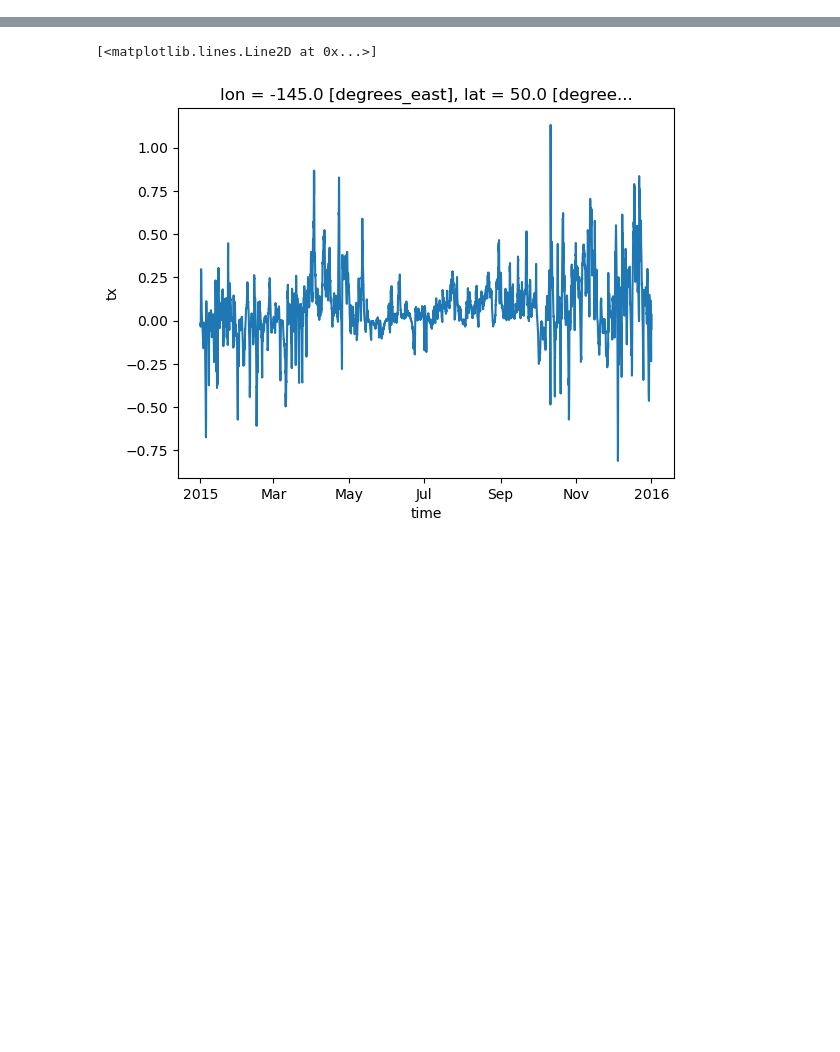
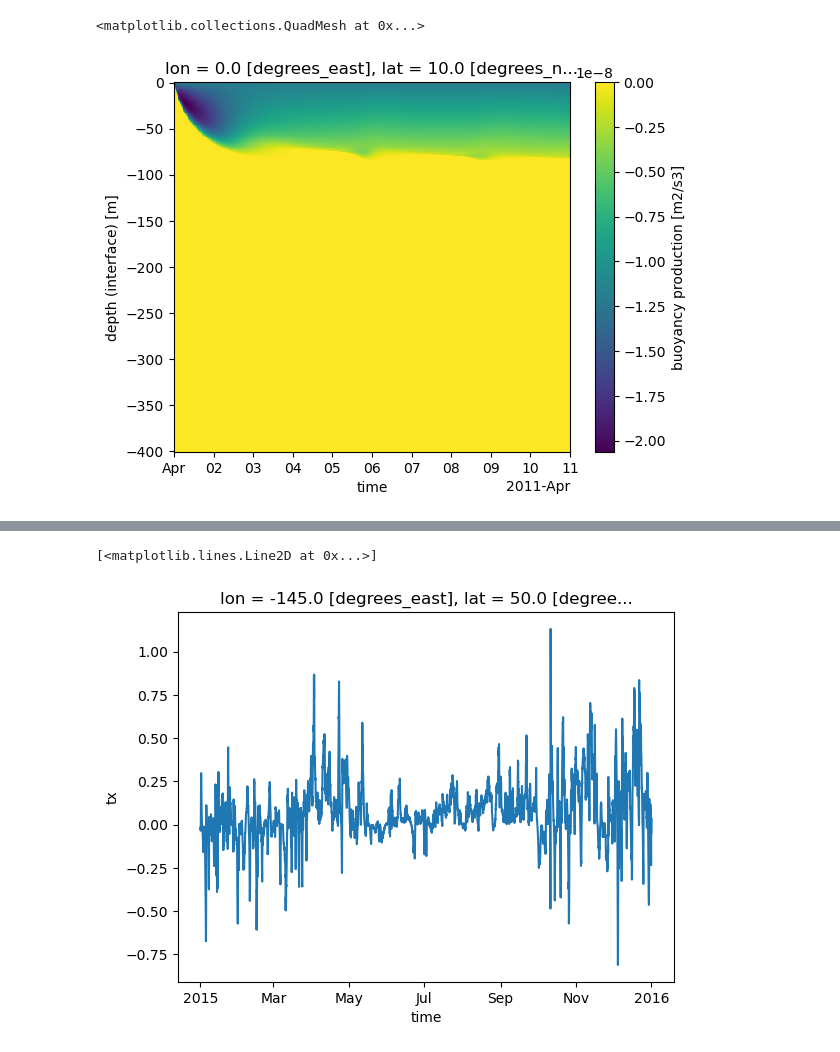
Before and after one commit to mrozowskamartaa/MOM6_SCM_Hurr, a Jupyter notebook: other_scripts/generate_gotm_training_sets/gotm_analysis.ipynb, the cells around one changed output, grey strips where cells are left out. Drawn from its saved outputs; the diff is of its cells as text; code cells hidden in the pictures; blank space fills up the shorter version.

```diff
--- a/other_scripts/generate_gotm_training_sets/gotm_analysis.ipynb
+++ b/other_scripts/generate_gotm_training_sets/gotm_analysis.ipynb
@@ -9,2 +20,7 @@ from feature_retreiver import FeatureRetreiver, compute_buoyancy_mixing_term
 # %%
-ds = xr.open_dataset('/gpfs/f5/gfdl_o/scratch/Marta.Mrozowska/hurricane_LES/GOTM/gotm-cases/ows_papa/ows_papa_keps_era5_sane23.nc').isel(lat=0, lon=0)
+ds = xr.open_dataset('/gpfs/f5/gfdl_o/scratch/Marta.Mrozowska/hurricane_LES/make_smc_training_set/ePBL_paper_GLS_training_dataset/case_6/output.nc').isel(lat=0, lon=0)
+# %%
+ds.G.T.plot()
+# %% [output]
+<matplotlib.collections.QuadMesh at 0x...>
+[figure, added]
```
Also changed, not shown: parts of 4 cells of this notebook, 6 other files.
